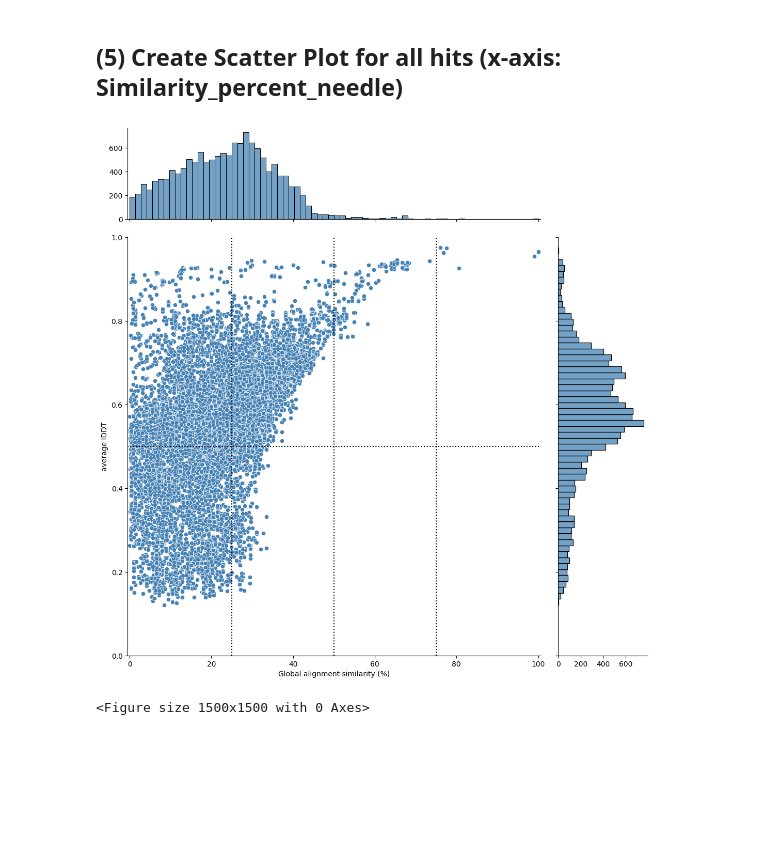
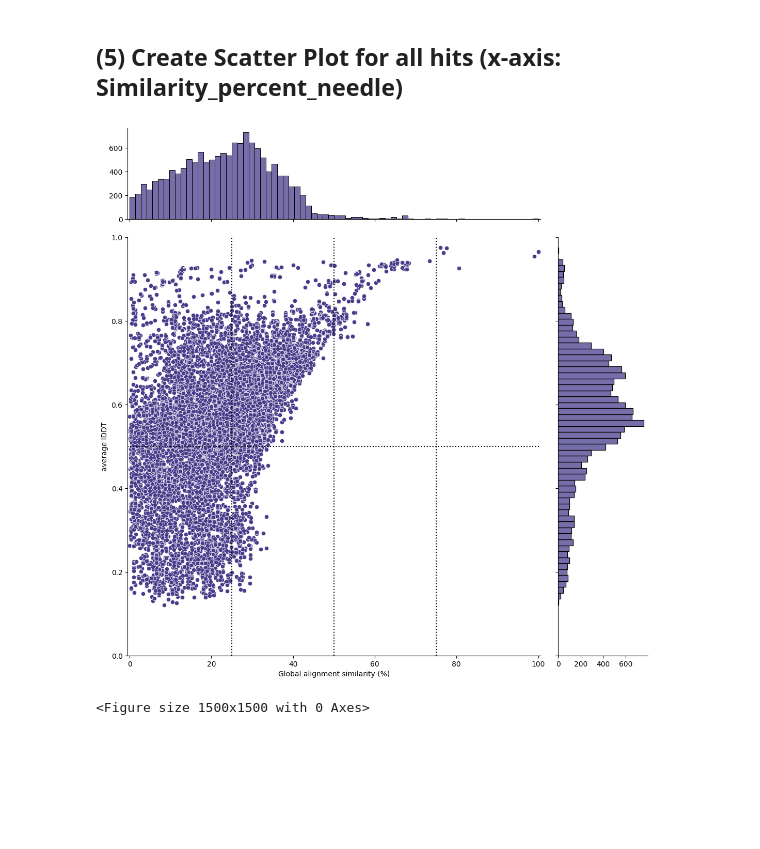
Before and after one commit to yonesora56/HS_rice_analysis, a Jupyter notebook: notebooks/13_foldseek_result_parse_2_down_tmalign copy.ipynb, the cells around one changed output. Drawn from its saved outputs; the diff is of its cells as text; code cells hidden in the pictures.

```diff
--- a/notebooks/13_foldseek_result_parse_2_down_tmalign copy.ipynb
+++ b/notebooks/13_foldseek_result_parse_2_down_tmalign copy.ipynb
@@ -346,28 +346,28 @@ shape: (13_874, 41)
 # %%
 foldseek_filter_viz2 = join_foldseek.to_pandas()
 
 sns.jointplot(
     data=foldseek_filter_viz2,
     x="Similarity_percent_needle",
     y="lddt",
-    color="steelblue",
+    color="darkslateblue",
     height=11,
     ratio=4,
     marginal_ticks=True
 )
 
 plt.xlim(-0.5,100.5)
 plt.ylim(0,1)
 plt.xlabel("Global alignment similarity (%)")
 plt.ylabel("average lDDT") # see foldseek github https://github.com/steineggerlab/foldseek?tab=readme-ov-file#output-search
 plt.axvline(x=25, color="black", linestyle=":")
 plt.axvline(x=50, color="black", linestyle=":")
 plt.axvline(x=75, color="black", linestyle=":")
 plt.axhline(y=0.5, color="black", linestyle=":")
 plt.figure(figsize=(5, 5), dpi=300)
 plt.show()
 # %% [output]
-[figure, old version]
+[figure, new version]
 <Figure size 1500x1500 with 0 Axes>
 # %% [markdown]
 &nbsp;
```
Also changed, not shown: parts of 14 cells of this notebook, 3 other files.
